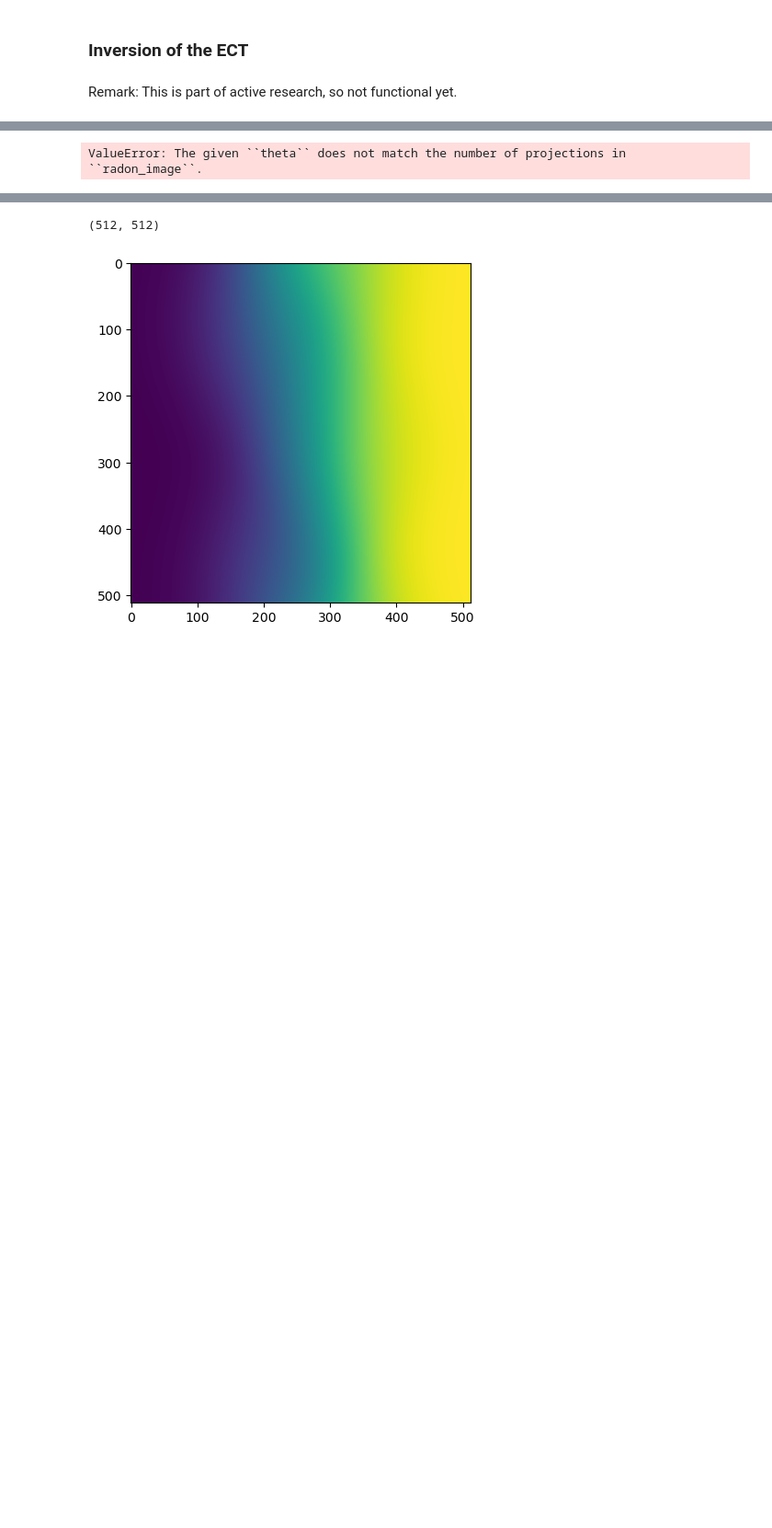
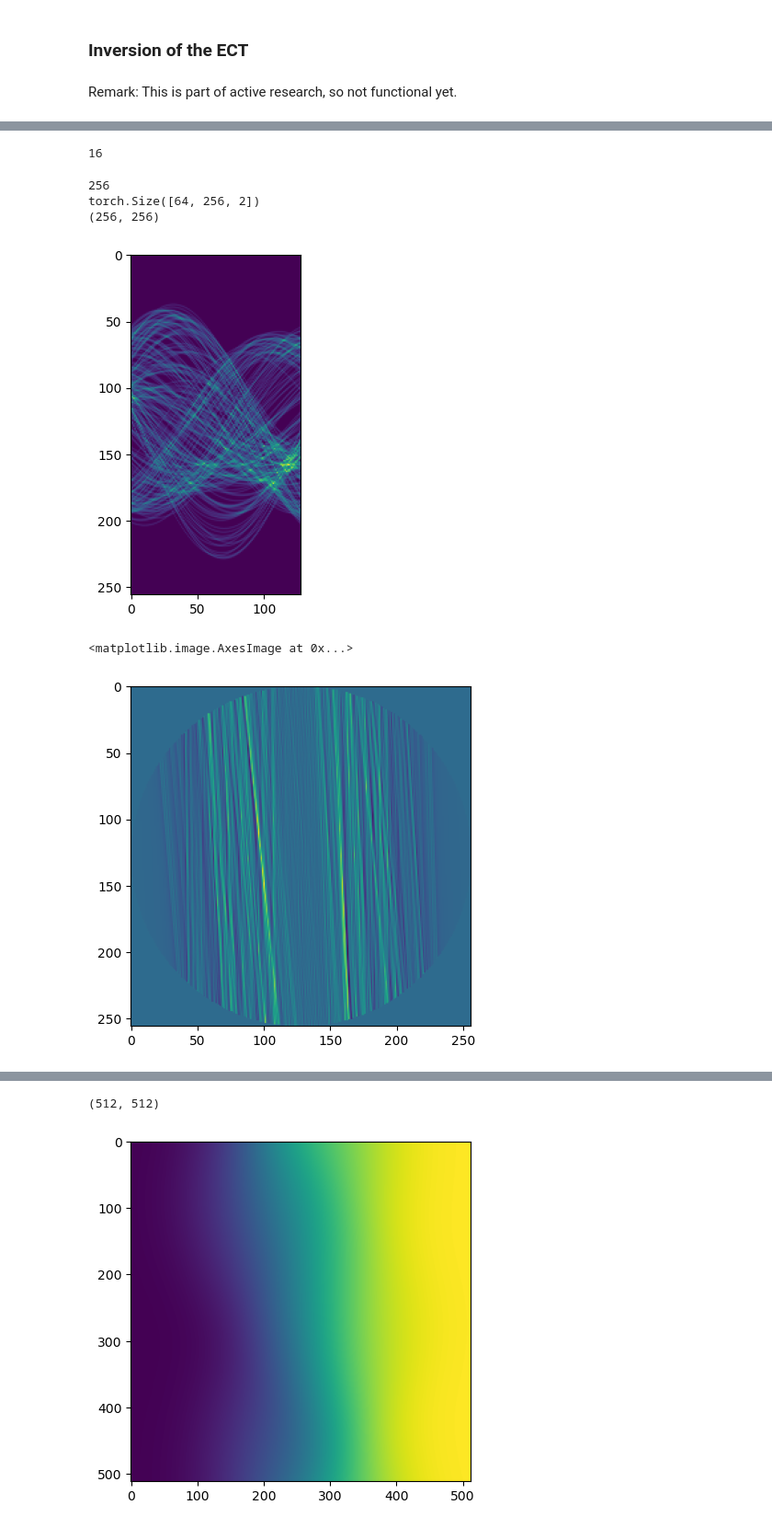
Before and after one commit to aidos-lab/shape-synthesis-v2, a Jupyter notebook: notebooks/inverse_ect_tryouts.ipynb, the cells around one changed output, grey strips where cells are left out. Shown at 92% size. Saved outputs shown, nothing was run; the diff lists cells and outputs as text; code cells hidden in the pictures; blank space fills up the shorter version.

```diff
--- a/notebooks/inverse_ect_tryouts.ipynb
+++ b/notebooks/inverse_ect_tryouts.ipynb
@@ -9,8 +9,8 @@ from skimage.transform import iradon
 from shape_synthesis.datasets.transforms import get_transform
 from shape_synthesis.datasets.mnist import DataConfig, create_dataset
 
-DEVICE = torch.device("cuda" if torch.cuda.is_available() else "cpu")
-
+# DEVICE = torch.device("cuda" if torch.cuda.is_available() else "cpu")
+DEVICE = "cpu"
 # When turning dev=True, the dataset will be created with a smaller number of points for faster testing; standard setting for the inverse
 num_pts = 256
 dev = True
@@ -171,51 +168,76 @@ RuntimeError: The size of tensor a (184) must match the size of tensor b (188) a
+# %%
+id
+# %% [output]
+16
 # %%
+res = 256
+num_dir = 256
 transform = get_transform(
     device=DEVICE,
     resolution=res,
     num_thetas=num_dir,
     normalized=True,
     structured_directions=True,
+    scale = 500,
 )
 
 # Original point cloud
 x = train_pts[id]
 
 # ---- 2. Get Transform Output (Sinogram-like data) ----
 test_ect = transform(train_pts[:20])[id] # shape (num_thetas, resolution)
-test_ect = test_ect.transpose(0, 1).cpu().numpy()
+test_ect = test_ect.cpu().numpy()
 
 # Convert cumulative counts to Radon projections (discrete derivative)
-radon_proj = np.diff(test_ect, axis=1, prepend=0)
+radon_proj = np.diff(test_ect, axis=0, prepend=0)
 
 # Reshape to (resolution, num_dir) for iradon
 sinogram = radon_proj #  test_ect
 
 # ---- 3. Compute Correct Angles from v ----
 v = transform.v.cpu()  # shape (2, num_dir)
 v_np = v.numpy().T     # shape (num_dir, 2)
 
-angles = np.arcsin(v_np[:,0])*180/np.pi
+# angles = np.arcsin(v_np[:,0])*180/np.pi
+
+print(len(v.T))
+print(train_pts.shape)
+print(test_ect.shape)
+
+plt.imshow(test_ect[:,:128])
 
 # ---- 4. Radon-Based Reconstruction ----
+angles = torch.linspace(0, 2 * torch.pi, num_dir).numpy()
 reconstruction = iradon(sinogram, theta=angles, filter_name="ramp")
 
-# ---- 5. Convert Reconstruction to Point Cloud ----
-# Threshold: keep pixels above a fraction of max value
-threshold = reconstruction.max() * 0.7  # tweak (0.3–0.7 works well)
-y_coords, x_coords = np.where(reconstruction > threshold)
-reconstructed_cloud = np.stack([x_coords, y_coords], axis=-1).astype(float)
+plt.imshow(sinogram[:,:128])
+plt.show()
+plt.imshow(reconstruction)
 
 
-# ---- 7. Plot Original vs Reconstructed ----
-plt.figure(figsize=(6, 6))
-plt.scatter(x[:, 0].cpu(), x[:, 1].cpu(), color='blue', alpha=0.6, label='Original Points')
-plt.scatter(reconstructed_cloud[:, 0], reconstructed_cloud[:, 1], color='red', alpha=0.6, label='Reconstructed (Radon)')
-plt.legend()
-plt.axis("equal")
-plt.title("Original vs Radon-Reconstructed Point Cloud")
-plt.show()
+
+# # ---- 5. Convert Reconstruction to Point Cloud ----
+# # Threshold: keep pixels above a fraction of max value
+# threshold = reconstruction.max() * 0.7  # tweak (0.3–0.7 works well)
+# y_coords, x_coords = np.where(reconstruction > threshold)
+# reconstructed_cloud = np.stack([x_coords, y_coords], axis=-1).astype(float)
+
+
+# # ---- 7. Plot Original vs Reconstructed ----
+# plt.figure(figsize=(6, 6))
+# plt.scatter(x[:, 0].cpu(), x[:, 1].cpu(), color='blue', alpha=0.6, label='Original Points')
+# plt.scatter(reconstructed_cloud[:, 0], reconstructed_cloud[:, 1], color='red', alpha=0.6, label='Reconstructed (Radon)')
+# plt.legend()
+# plt.axis("equal")
+# plt.title("Original vs Radon-Reconstructed Point Cloud")
+# plt.show()
 # %% [output]
-ValueError: The given ``theta`` does not match the number of projections in ``radon_image``.
+256
+torch.Size([64, 256, 2])
+(256, 256)
+[figure, added]
+<matplotlib.image.AxesImage at 0x...>
+[figure, added]
 # %%
 import torch
 from torch import nn
```
Also changed, not shown: parts of 4 cells of this notebook, 5 other files.
